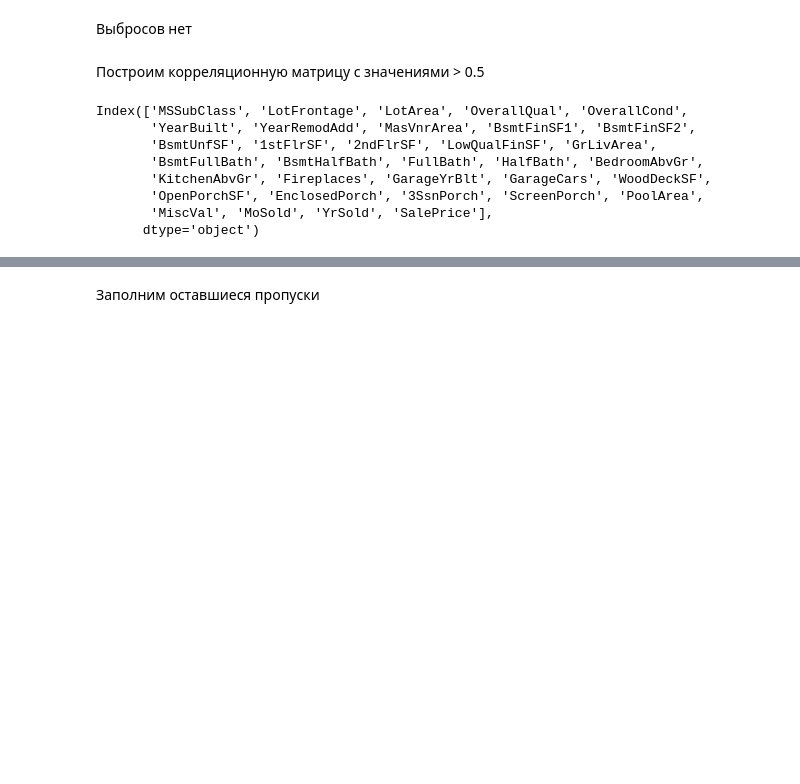
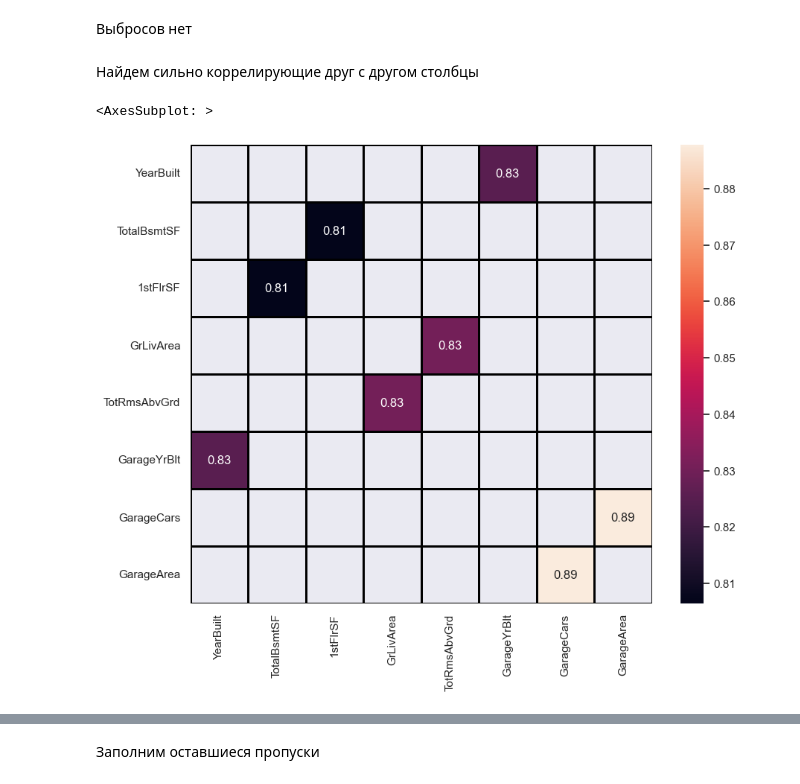
Before and after one commit to reboot2h/SberUniversity, a Jupyter notebook: Профильный модуль/Групповой проект 2/Групповой проект 2.ipynb, the cells around one changed output, grey strips where cells are left out. Cells and saved outputs as stored; diff of their text form; code cells hidden in the pictures; blank space fills up the shorter version.

```diff
--- a/Профильный модуль/Групповой проект 2/Групповой проект 2.ipynb
+++ b/Профильный модуль/Групповой проект 2/Групповой проект 2.ipynb
@@ -229,16 +226,15 @@ outlier_check_plot('TotalBsmtSF')
 [figure]
 # %% [markdown]
 Выбросов нет
-# %% [markdown]
-Построим корреляционную матрицу с значениями > 0.5
-# %%
-corr[abs(corr) > 0.75].index
-# %% [output]
-Index(['MSSubClass', 'LotFrontage', 'LotArea', 'OverallQual', 'OverallCond',
-       'YearBuilt', 'YearRemodAdd', 'MasVnrArea', 'BsmtFinSF1', 'BsmtFinSF2',
-       'BsmtUnfSF', '1stFlrSF', '2ndFlrSF', 'LowQualFinSF', 'GrLivArea',
-       'BsmtFullBath', 'BsmtHalfBath', 'FullBath', 'HalfBath', 'BedroomAbvGr',
-       'KitchenAbvGr', 'Fireplaces', 'GarageYrBlt', 'GarageCars', 'WoodDeckSF',
-       'OpenPorchSF', 'EnclosedPorch', '3SsnPorch', 'ScreenPorch', 'PoolArea',
-       'MiscVal', 'MoSold', 'YrSold', 'SalePrice'],
-      dtype='object')
+# %% [markdown]
+Найдем сильно коррелирующие друг с другом столбцы
+# %%
+corr = train.drop('SalePrice', axis=1)
+corr = corr.corr(numeric_only=True)
+corr = corr[abs(corr) > 0.75]
+corr = corr.replace(1, np.nan).dropna(how='all').dropna(how='all', axis=1)
+plt.figure(figsize=(10,8))
+sns.heatmap(corr,annot=True, linewidths=2, linecolor='black')
+# %% [output]
+<AxesSubplot: >
+[figure, added]
```
Also changed, not shown: parts of 16 cells of this notebook.
